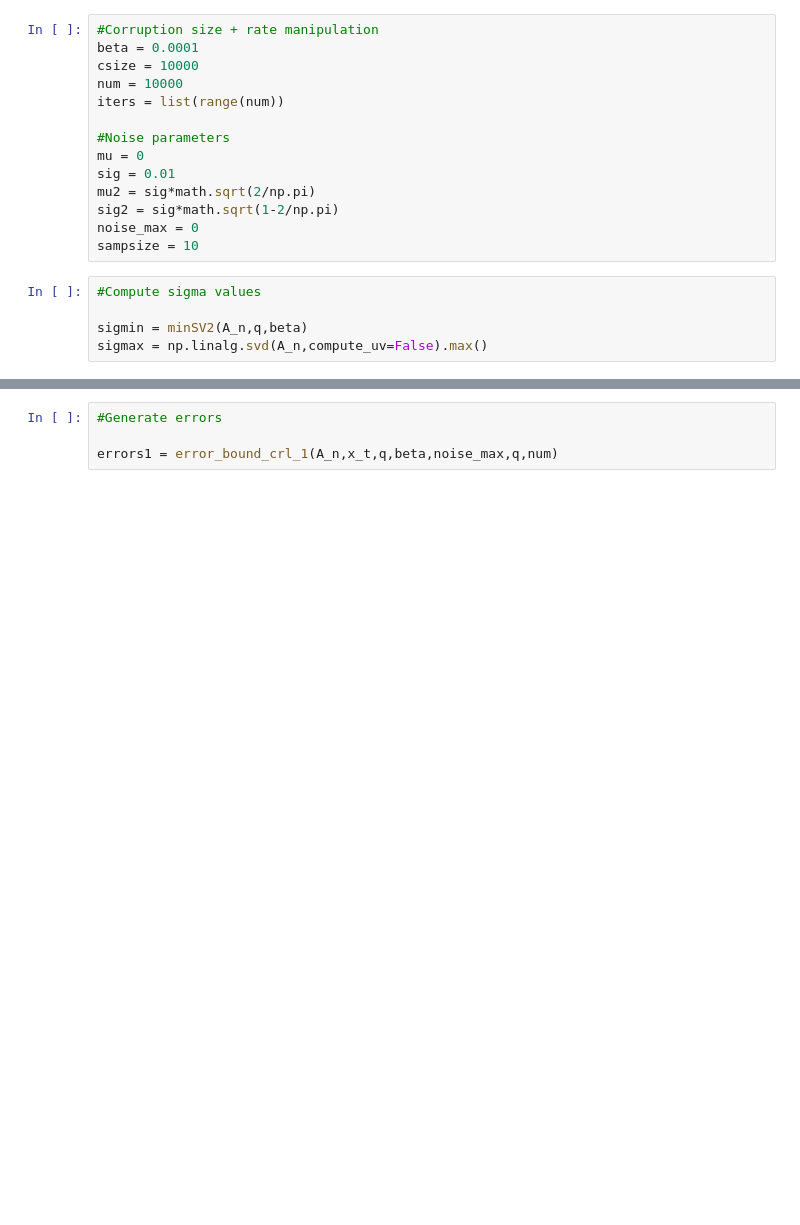
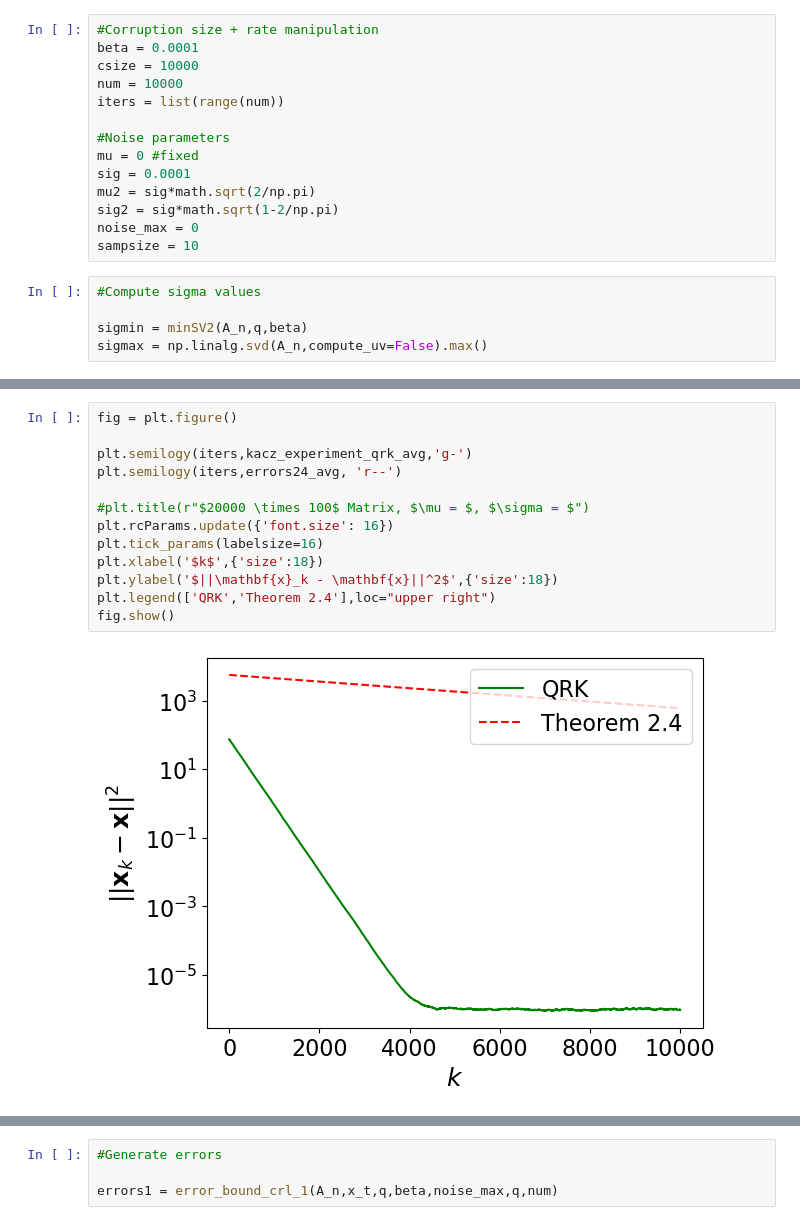
Before and after one commit to jamiehadd/Kacz4TimeVarying, a Jupyter notebook: CorruptedKaczTests.ipynb, the cells around one changed output, grey strips where cells are left out. Drawn from its saved outputs; the diff is of its cells as text; blank space fills up the shorter version.

```diff
--- a/CorruptedKaczTests.ipynb
+++ b/CorruptedKaczTests.ipynb
@@ -45,8 +46,8 @@ num = 10000
 iters = list(range(num))
 
 #Noise parameters
-mu = 0
-sig = 0.01
+mu = 0 #fixed
+sig = 0.0001
 mu2 = sig*math.sqrt(2/np.pi)
 sig2 = sig*math.sqrt(1-2/np.pi)
 noise_max = 0
@@ -59 +91,16 @@ sigmax = np.linalg.svd(A_n,compute_uv=False).max()
+# %%
+fig = plt.figure()
+
+plt.semilogy(iters,kacz_experiment_qrk_avg,'g-')
+plt.semilogy(iters,errors24_avg, 'r--')
+
+#plt.title(r"$20000 \times 100$ Matrix, $\mu = $, $\sigma = $")
+plt.rcParams.update({'font.size': 16})
+plt.tick_params(labelsize=16)
+plt.xlabel('$k$',{'size':18})
+plt.ylabel('$||\mathbf{x}_k - \mathbf{x}||^2$',{'size':18})
+plt.legend(['QRK','Theorem 2.4'],loc="upper right")
+fig.show()
+# %% [output]
+[figure, added]
 # %%
```
Also changed, not shown: parts of 8 cells of this notebook, 7 other files.
